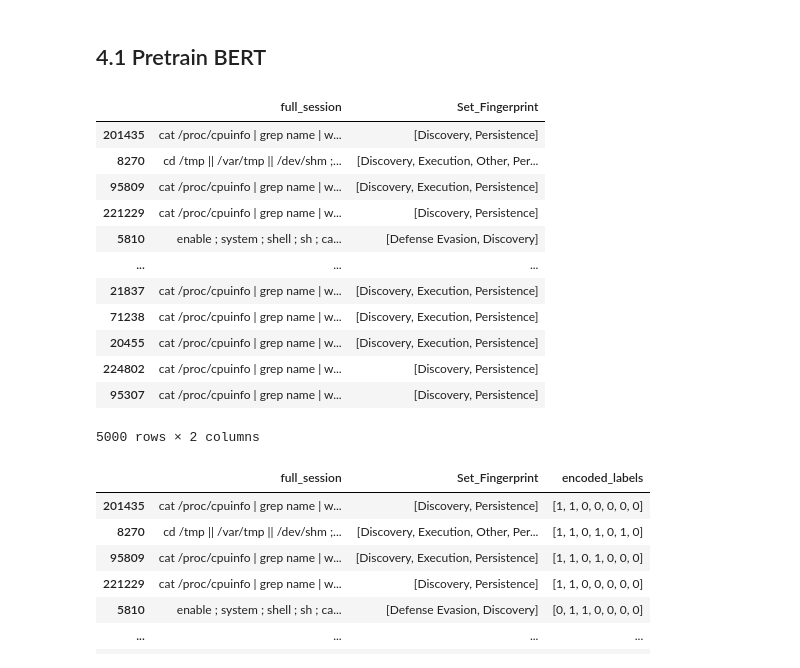
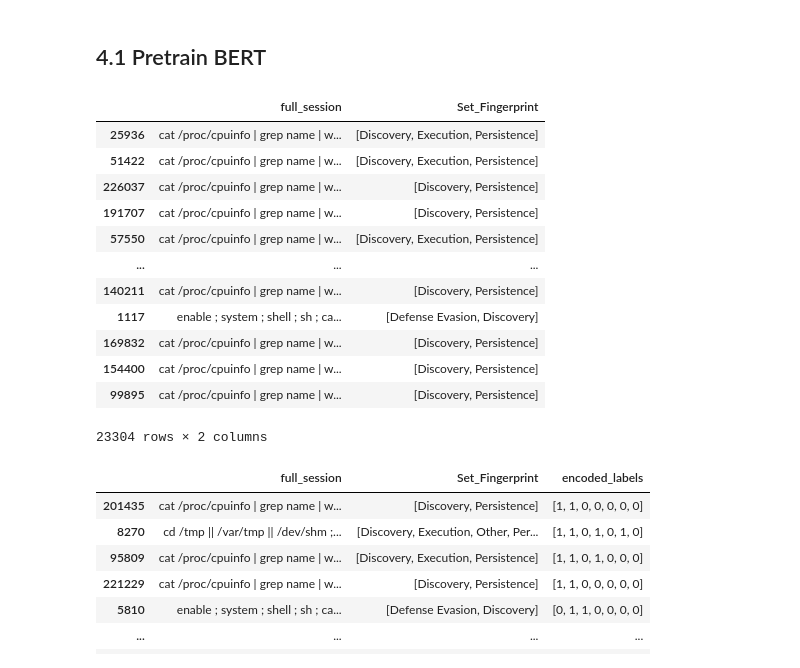
Before and after one commit to massimomecarelli/ML4N_project, a Jupyter notebook: Models_exploration.ipynb, the cells around one changed output. Cells and saved outputs as stored; diff of their text form; code cells hidden in the pictures.

```diff
--- a/Models_exploration.ipynb
+++ b/Models_exploration.ipynb
@@ -19,22 +19,32 @@ import time
 ## 4.1 Pretrain BERT
 # %%
 df_o = pd.read_parquet("ssh_attacks.parquet", columns=["full_session", "Set_Fingerprint"])
-df = df_o.sample(n=5000, random_state=42)
+df_o['label_class'] = df_o['Set_Fingerprint'].apply(lambda x: '_'.join(map(str, x)))
+class_counts = df_o['label_class'].value_counts()
+df_o['label_class'] = df_o['label_class'].apply(lambda x: x if class_counts[x] >= 2 else 'rare_class') # bring rare Set_Fingerprint classes together before stratified split
+
+_, df = train_test_split(
+    df_o,
+    test_size=0.1,
+    stratify=df_o['label_class'],
+    random_state=42
+)
+df = df.drop(columns=['label_class'])
 df
 # %% [output]
 |  | full_session | Set_Fingerprint |
-| 201435 | cat /proc/cpuinfo | grep name | w... | [Discovery, Persistence] |
-| 8270 | cd /tmp || /var/tmp || /dev/shm ;... | [Discovery, Execution, Other, Per... |
-| 95809 | cat /proc/cpuinfo | grep name | w... | [Discovery, Execution, Persistence] |
-| 221229 | cat /proc/cpuinfo | grep name | w... | [Discovery, Persistence] |
-| 5810 | enable ; system ; shell ; sh ; ca... | [Defense Evasion, Discovery] |
+| 25936 | cat /proc/cpuinfo | grep name | w... | [Discovery, Execution, Persistence] |
+| 51422 | cat /proc/cpuinfo | grep name | w... | [Discovery, Execution, Persistence] |
+| 226037 | cat /proc/cpuinfo | grep name | w... | [Discovery, Persistence] |
+| 191707 | cat /proc/cpuinfo | grep name | w... | [Discovery, Persistence] |
+| 57550 | cat /proc/cpuinfo | grep name | w... | [Discovery, Execution, Persistence] |
 | ... | ... | ... |
-| 21837 | cat /proc/cpuinfo | grep name | w... | [Discovery, Execution, Persistence] |
-| 71238 | cat /proc/cpuinfo | grep name | w... | [Discovery, Execution, Persistence] |
-| 20455 | cat /proc/cpuinfo | grep name | w... | [Discovery, Execution, Persistence] |
-| 224802 | cat /proc/cpuinfo | grep name | w... | [Discovery, Persistence] |
-| 95307 | cat /proc/cpuinfo | grep name | w... | [Discovery, Persistence] |
+| 140211 | cat /proc/cpuinfo | grep name | w... | [Discovery, Persistence] |
+| 1117 | enable ; system ; shell ; sh ; ca... | [Defense Evasion, Discovery] |
+| 169832 | cat /proc/cpuinfo | grep name | w... | [Discovery, Persistence] |
+| 154400 | cat /proc/cpuinfo | grep name | w... | [Discovery, Persistence] |
+| 99895 | cat /proc/cpuinfo | grep name | w... | [Discovery, Persistence] |
-5000 rows × 2 columns
+23304 rows × 2 columns
 # %%
 all_labels=['Persistence', 'Discovery', 'Defense Evasion', 'Execution', 'Impact', 'Other', 'Harmless']
 # Binarize multi-labels
```
Also changed, not shown: parts of 2 cells of this notebook.
